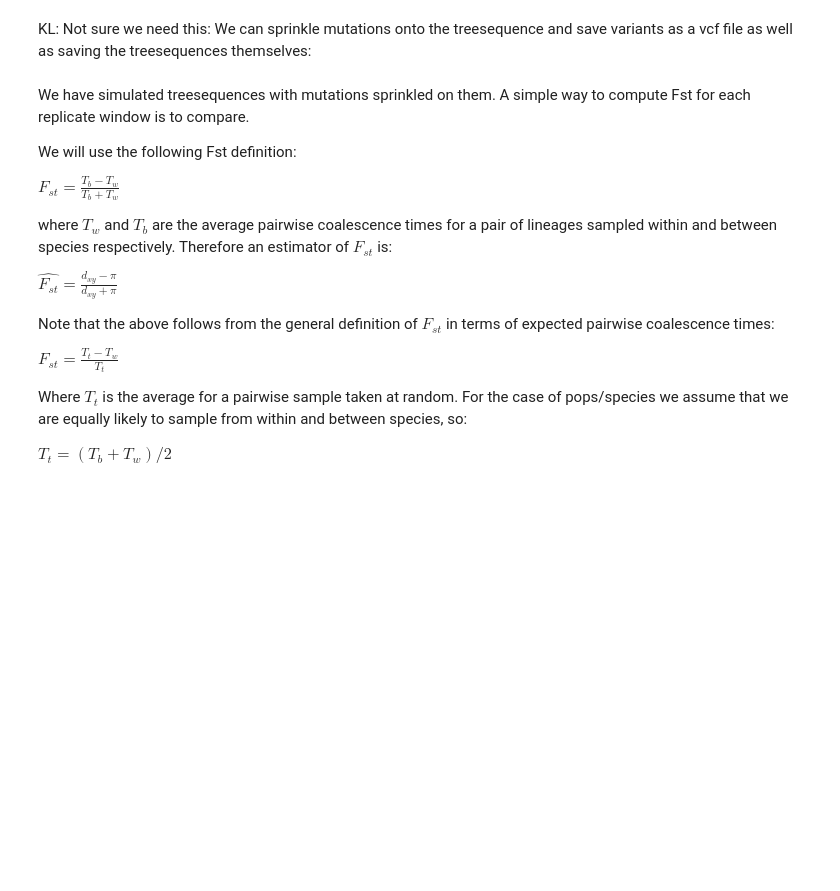
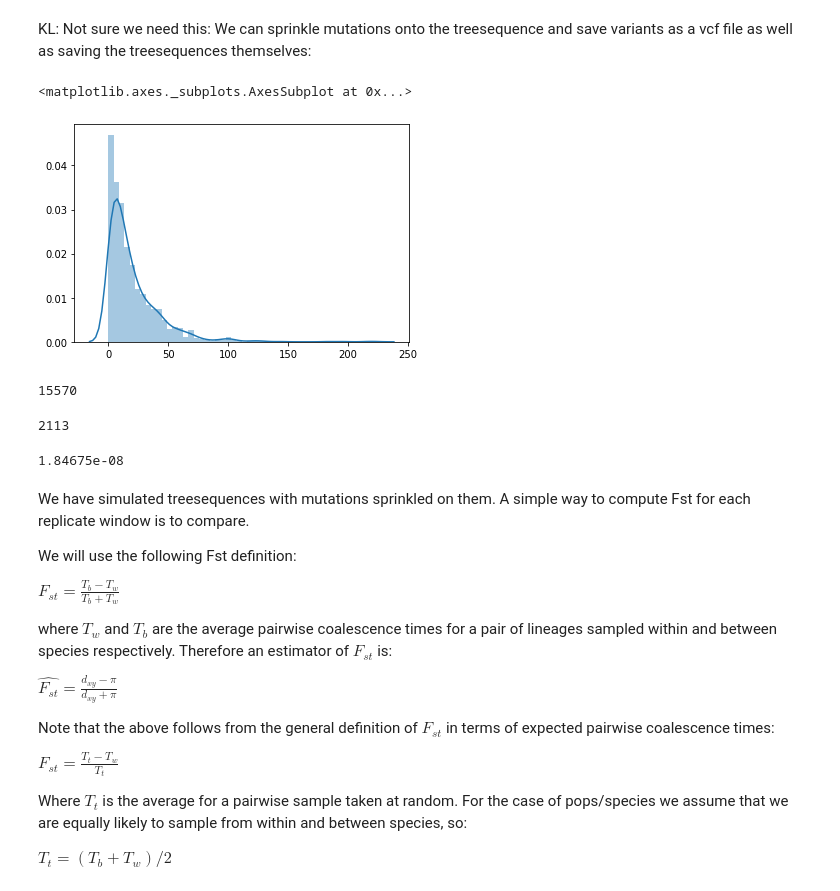
Before and after one commit to DRL/SMBE-SGE-2019, a Jupyter notebook: Session_2/Fst_short_chuncks/simulating_windowise_Fst.ipynb, the cells around one changed output. Saved outputs shown, nothing was run; the diff lists cells and outputs as text; code cells hidden in the pictures; blank space fills up the shorter version.

```diff
--- a/Session_2/Fst_short_chuncks/simulating_windowise_Fst.ipynb
+++ b/Session_2/Fst_short_chuncks/simulating_windowise_Fst.ipynb
@@ -171,6 +180,28 @@ replicates = msprime.simulate(
         migration_matrix = [[0,0],[mig,0]],
         mutation_rate = mu,
         random_seed=seed)
+# %%
+#np.zeros(num_reps)
+#mutlist=[[tree.num_mutations for tree in ts.trees()] for ts in replicates]
+lenlist=[[tree.length for tree in ts.trees()] for ts in replicates]
+# %%
+sns.distplot(lenlist[0], label='Fst in 32kb wins, n=20', norm_hist=True)
+# %% [output]
+<matplotlib.axes._subplots.AxesSubplot at 0x...>
+[figure, added]
+# %%
+len(lenlist[1])
+# %% [output]
+15570
+# %%
+#sum(mutlist[0])
+sum(mutlist[1])
+# %% [output]
+2113
+# %%
+print(recr)
+# %% [output]
+1.84675e-08
 # %%
 for index, ts in enumerate(replicates):
 #    msprime.mutate(ts, rate=mu, keep=True)
```
Also changed, not shown: parts of 19 cells of this notebook.
